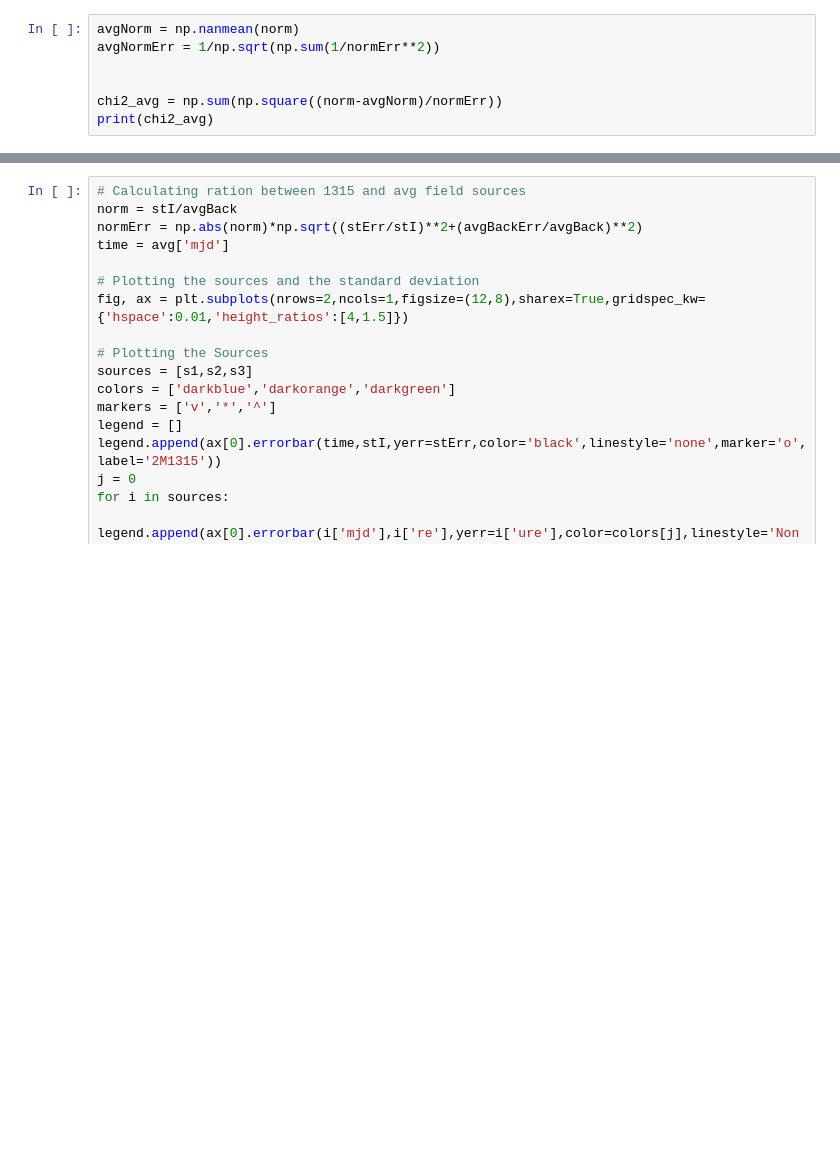
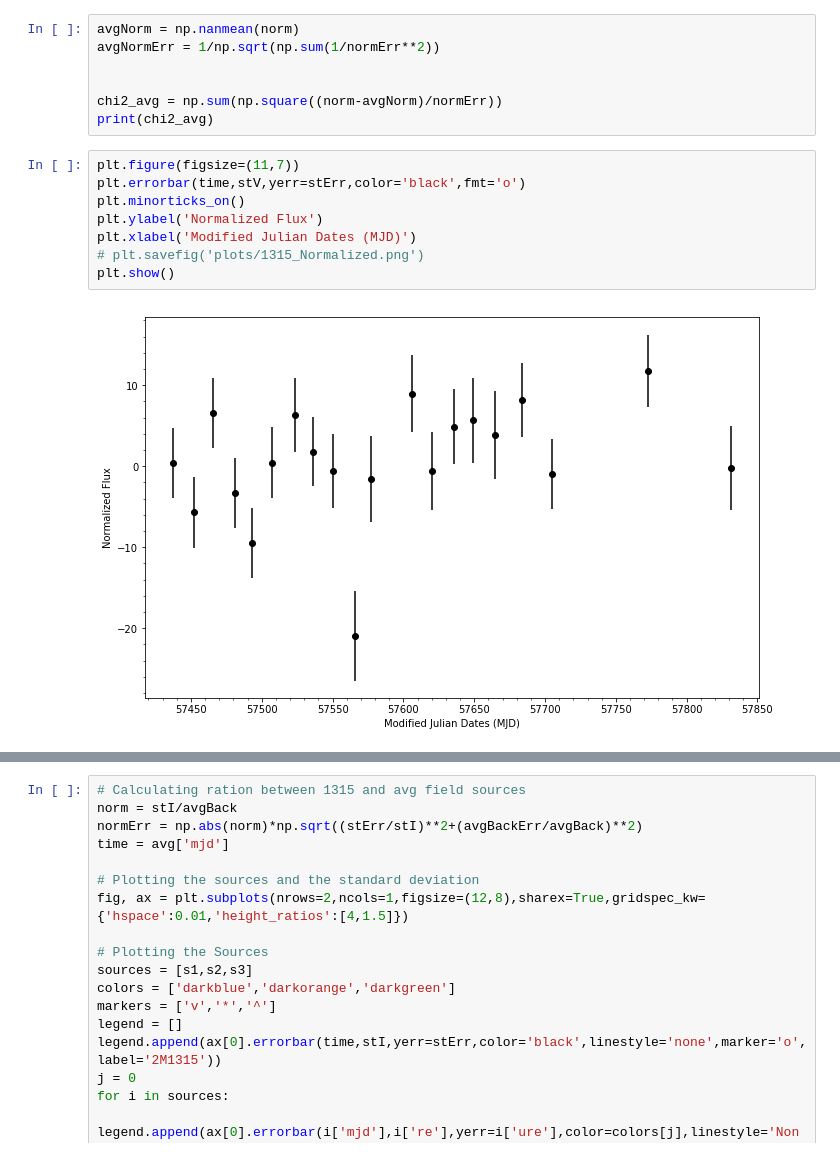
Before and after one commit to rvanlinge/radio_project, a Jupyter notebook: 1315_LTObservations.ipynb, the cells around one changed output, grey strips where cells are left out. Drawn from its saved outputs; the diff is of its cells as text; blank space fills up the shorter version.

```diff
--- a/1315_LTObservations.ipynb
+++ b/1315_LTObservations.ipynb
@@ -139,3 +175,13 @@ avgNormErr = 1/np.sqrt(np.sum(1/normErr**2))
 
 chi2_avg = np.sum(np.square((norm-avgNorm)/normErr))
 print(chi2_avg)
+# %%
+plt.figure(figsize=(11,7))
+plt.errorbar(time,stV,yerr=stErr,color='black',fmt='o')
+plt.minorticks_on()
+plt.ylabel('Normalized Flux')
+plt.xlabel('Modified Julian Dates (MJD)')
+# plt.savefig('plots/1315_Normalized.png')
+plt.show()
+# %% [output]
+[figure, added]
```
Also changed, not shown: parts of 6 cells of this notebook, 57 other files.
